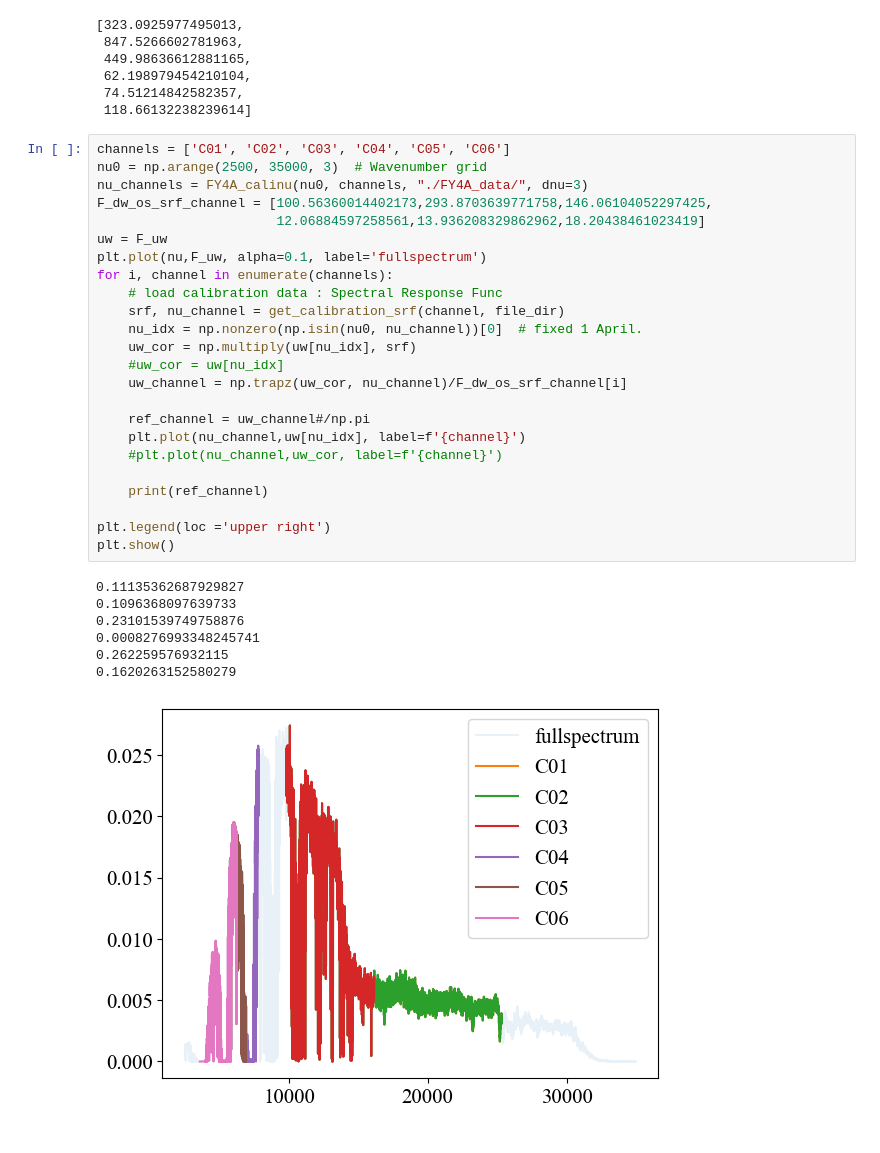
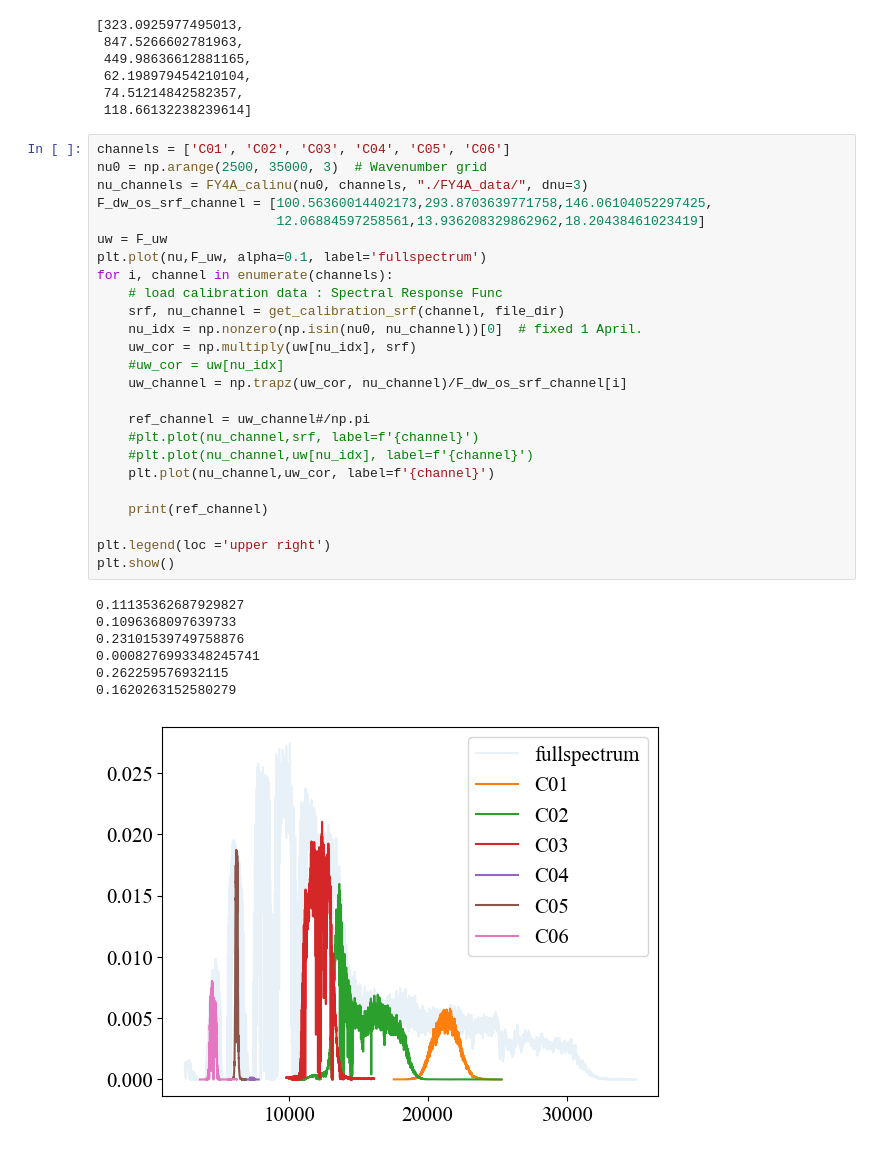
Before and after one commit to andy1smith/FY4A_SWCOD, a Jupyter notebook: sat_results_test.ipynb, the cells around one changed output. Saved outputs shown, nothing was run; the diff lists cells and outputs as text.

```diff
--- a/sat_results_test.ipynb
+++ b/sat_results_test.ipynb
@@ -109,32 +109,33 @@ F_dw_os_srf_channel
 # %%
 channels = ['C01', 'C02', 'C03', 'C04', 'C05', 'C06']
 nu0 = np.arange(2500, 35000, 3)  # Wavenumber grid
 nu_channels = FY4A_calinu(nu0, channels, "./FY4A_data/", dnu=3)
 F_dw_os_srf_channel = [100.56360014402173,293.8703639771758,146.06104052297425,
                        12.06884597258561,13.936208329862962,18.20438461023419]
 uw = F_uw
 plt.plot(nu,F_uw, alpha=0.1, label='fullspectrum')
 for i, channel in enumerate(channels):
     # load calibration data : Spectral Response Func
     srf, nu_channel = get_calibration_srf(channel, file_dir)
     nu_idx = np.nonzero(np.isin(nu0, nu_channel))[0]  # fixed 1 April.
     uw_cor = np.multiply(uw[nu_idx], srf)
     #uw_cor = uw[nu_idx]
     uw_channel = np.trapz(uw_cor, nu_channel)/F_dw_os_srf_channel[i]
 
     ref_channel = uw_channel#/np.pi
-    plt.plot(nu_channel,uw[nu_idx], label=f'{channel}')
-    #plt.plot(nu_channel,uw_cor, label=f'{channel}')
+    #plt.plot(nu_channel,srf, label=f'{channel}')
+    #plt.plot(nu_channel,uw[nu_idx], label=f'{channel}')
+    plt.plot(nu_channel,uw_cor, label=f'{channel}')
 
     print(ref_channel)
 
 plt.legend(loc ='upper right')
 plt.show()
 # %% [output]
 0.11135362687929827
 0.1096368097639733
 0.23101539749758876
 0.0008276993348245741
 0.262259576932115
 0.1620263152580279
-[figure, old version]
+[figure, new version]
```
Also changed, not shown: 5 other files.
